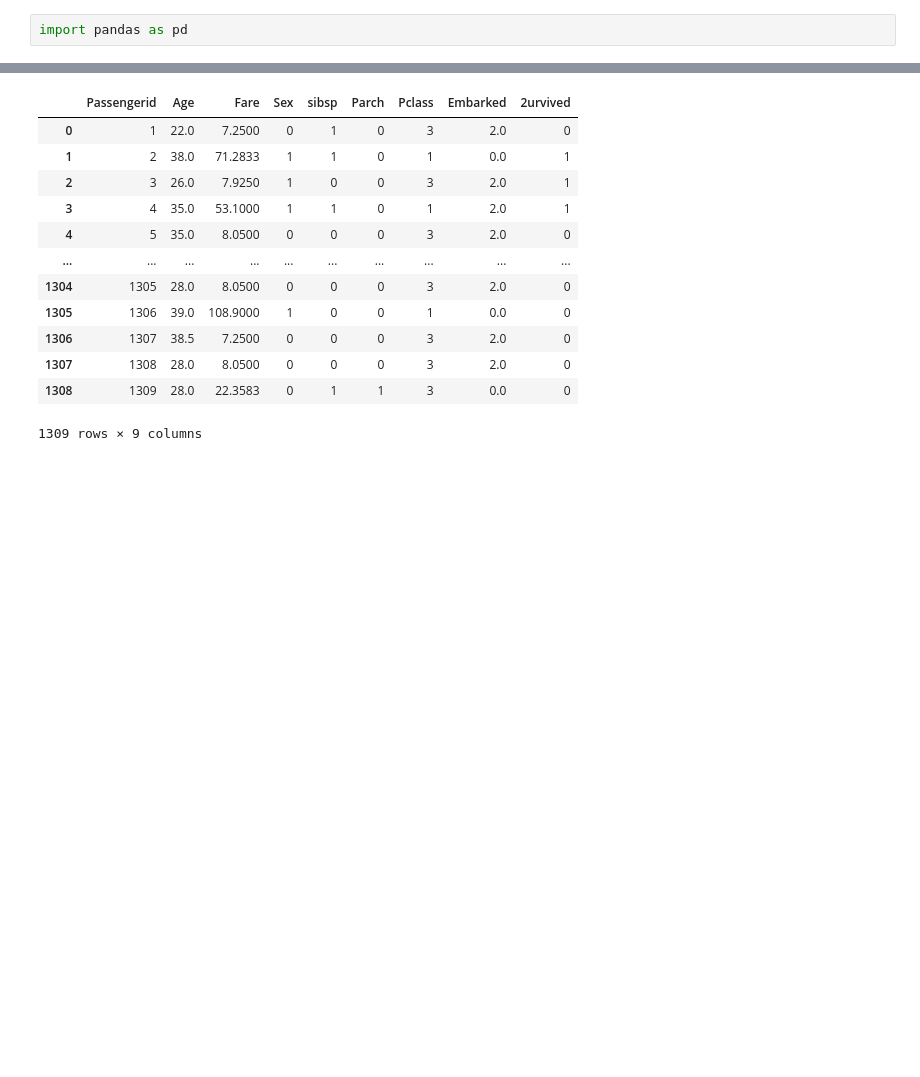
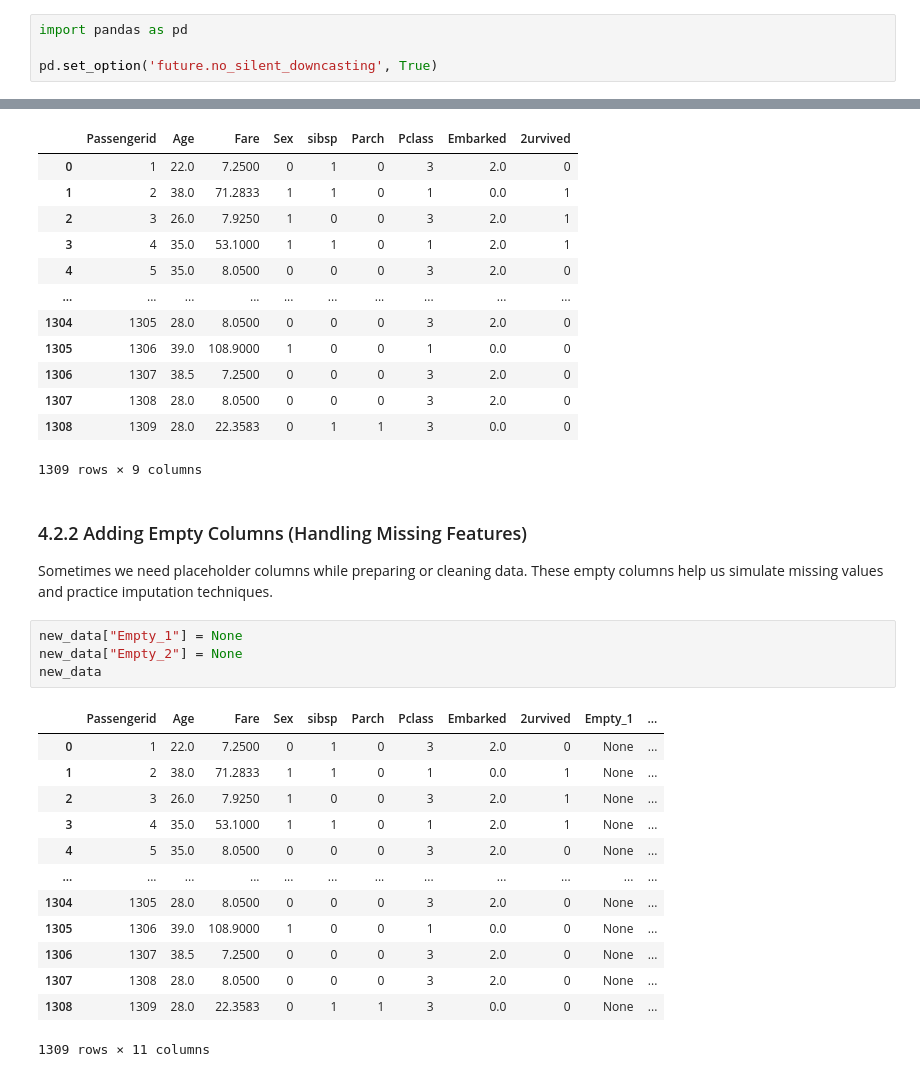
Before and after one commit to ahmedfakhar747/pandas-for-data-science, a Jupyter notebook: Pandas_2_Correlation_Analysis.ipynb, the cells around one changed output, grey strips where cells are left out. Drawn from its saved outputs; the diff is of its cells as text; blank space fills up the shorter version.

```diff
--- a/Pandas_2_Correlation_Analysis.ipynb
+++ b/Pandas_2_Correlation_Analysis.ipynb
@@ -13,6 +13,8 @@ Importing **Pandas**, loading dataset, and previewing tabular data using **DataF
 ## 1.1 Imorting Pandas
 # %%
 import pandas as pd
+
+pd.set_option('future.no_silent_downcasting', True)
 # %% [markdown]
 ## 1.2 Loading a Dataset
 Read a **CSV** file and store it inside a DataFrame for data analysis and exploration.
@@ -175,3 +177,25 @@ new_data
 | 1307 | 1308 | 28.0 | 8.0500 | 0 | 0 | 0 | 3 | 2.0 | 0 |
 | 1308 | 1309 | 28.0 | 22.3583 | 0 | 1 | 1 | 3 | 0.0 | 0 |
 1309 rows × 9 columns
+# %% [markdown]
+### 4.2.2 Adding Empty Columns (Handling Missing Features)
+
+Sometimes we need placeholder columns while preparing or cleaning data. These empty columns help us simulate missing values and practice imputation techniques.
+# %%
+new_data["Empty_1"] = None
+new_data["Empty_2"] = None
+new_data
+# %% [output]
+|  | Passengerid | Age | Fare | Sex | sibsp | Parch | Pclass | Embarked | 2urvived | Empty_1 | ... |
+| 0 | 1 | 22.0 | 7.2500 | 0 | 1 | 0 | 3 | 2.0 | 0 | None | ... |
+| 1 | 2 | 38.0 | 71.2833 | 1 | 1 | 0 | 1 | 0.0 | 1 | None | ... |
+| 2 | 3 | 26.0 | 7.9250 | 1 | 0 | 0 | 3 | 2.0 | 1 | None | ... |
+| 3 | 4 | 35.0 | 53.1000 | 1 | 1 | 0 | 1 | 2.0 | 1 | None | ... |
+| 4 | 5 | 35.0 | 8.0500 | 0 | 0 | 0 | 3 | 2.0 | 0 | None | ... |
+| ... | ... | ... | ... | ... | ... | ... | ... | ... | ... | ... | ... |
+| 1304 | 1305 | 28.0 | 8.0500 | 0 | 0 | 0 | 3 | 2.0 | 0 | None | ... |
+| 1305 | 1306 | 39.0 | 108.9000 | 1 | 0 | 0 | 1 | 0.0 | 0 | None | ... |
+| 1306 | 1307 | 38.5 | 7.2500 | 0 | 0 | 0 | 3 | 2.0 | 0 | None | ... |
+| 1307 | 1308 | 28.0 | 8.0500 | 0 | 0 | 0 | 3 | 2.0 | 0 | None | ... |
+| 1308 | 1309 | 28.0 | 22.3583 | 0 | 1 | 1 | 3 | 0.0 | 0 | None | ... |
+1309 rows × 11 columns
```
Also changed, not shown: parts of 20 cells of this notebook.
